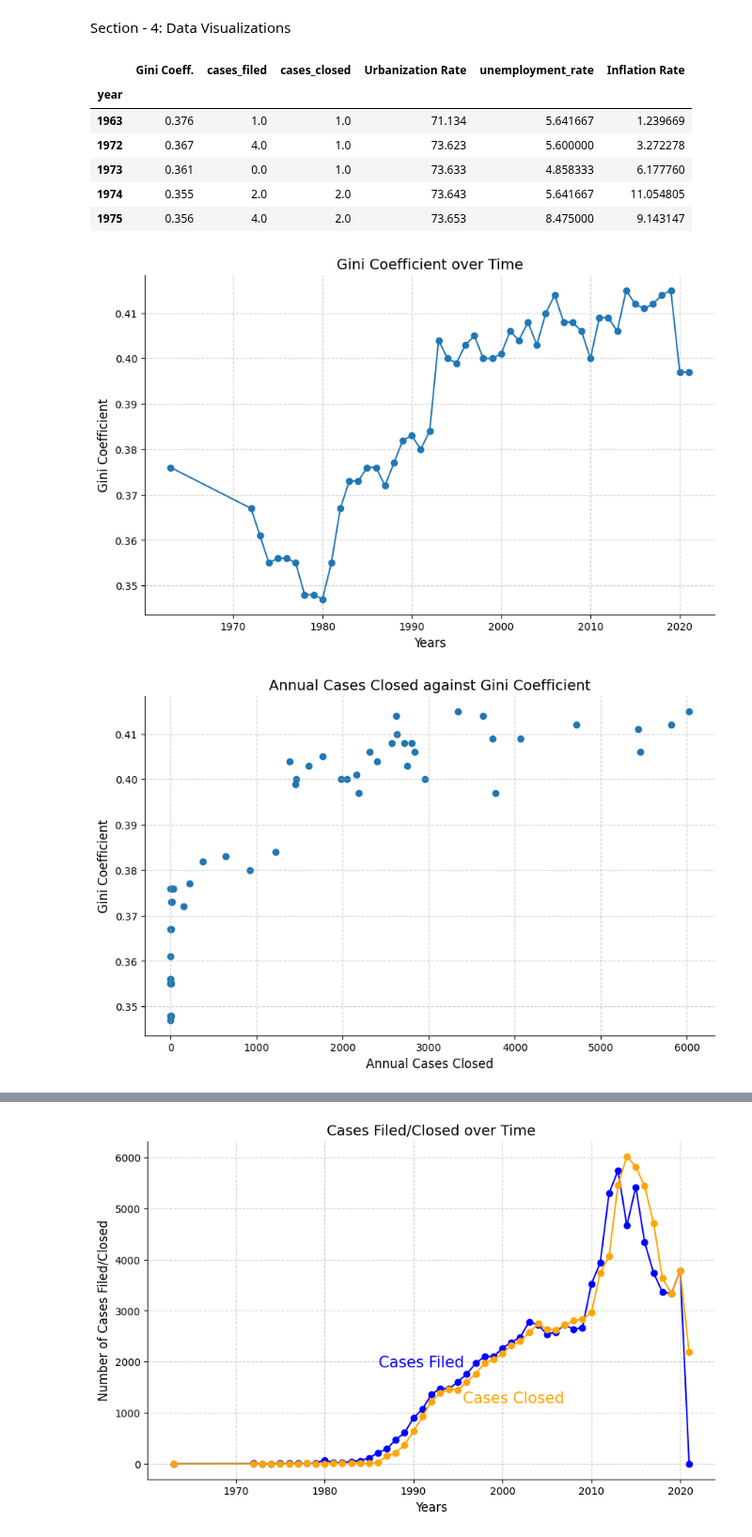
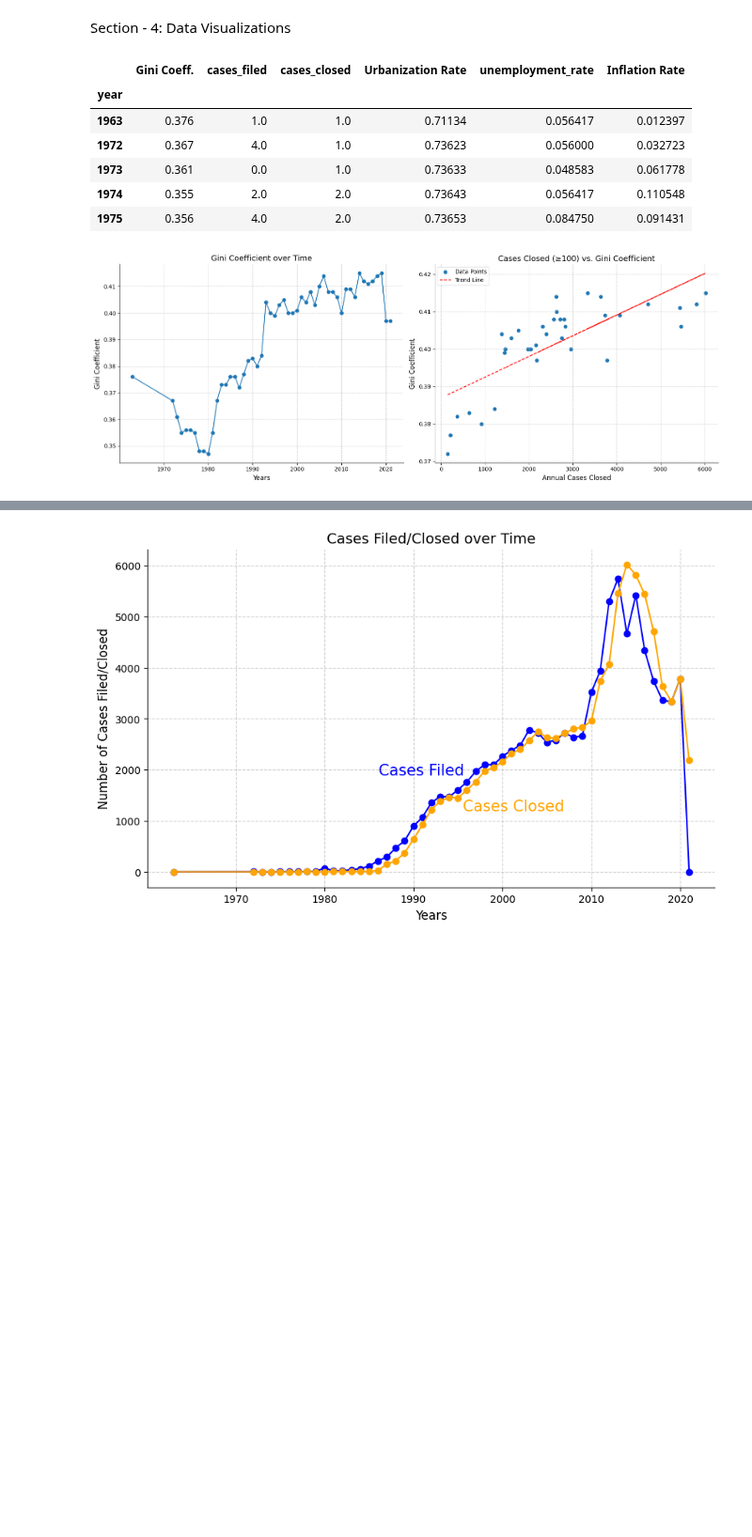
Before and after one commit to Sai0472003/PatentLitigation_Impact, a Jupyter notebook: Project1.ipynb, the cells around one changed output, grey strips where cells are left out. Shown at 94% size. Saved outputs shown, nothing was run; the diff lists cells and outputs as text; code cells hidden in the pictures; blank space fills up the shorter version.

```diff
--- a/Project1.ipynb
+++ b/Project1.ipynb
@@ -63,7 +63,7 @@ annual_cases['year'] = annual_cases['year'].astype(int)
 unemployment['year'] = unemployment['observation_date'].str[0:4].astype(int)
 clean_unemployment = pd.DataFrame()
 clean_unemployment['year'] = unemployment['observation_date'].str[0:4].astype(int).unique()
-clean_unemployment['unemployment_rate'] = (unemployment.groupby(unemployment['observation_date'].str[0:4].astype(int))['UNRATE'].mean().values)
+clean_unemployment['unemployment_rate'] = (unemployment.groupby(unemployment['observation_date'].str[0:4].astype(int))['UNRATE'].mean().values) /100
 
 #isolating annual gini coeff data for the US
 clean_gini = pd.DataFrame()
@@ -79,7 +79,7 @@ clean_urbanization = urbanization.melt(
 clean_urbanization['year'] = pd.to_numeric(clean_urbanization['year'], errors='coerce')
 clean_urbanization = clean_urbanization.dropna(subset=['year'])
 clean_urbanization['year'] = clean_urbanization['year'].astype(int)
-clean_urbanization['Urbanization Rate'] = clean_urbanization['Urbanization Rate'].astype(float)
+clean_urbanization['Urbanization Rate'] = clean_urbanization['Urbanization Rate'].astype(float) / 100
 #isolating US data
 clean_urbanization = clean_urbanization[clean_urbanization['Country Name'] == 'United States']
 clean_urbanization = clean_urbanization.drop(columns=['Country Name'])
@@ -95,7 +95,7 @@ clean_inflation = inflation.melt(
 clean_inflation['year'] = pd.to_numeric(clean_inflation['year'], errors='coerce')
 clean_inflation = clean_inflation.dropna(subset=['year'])
 clean_inflation['year'] = clean_inflation['year'].astype(int)
-clean_inflation['Inflation Rate'] = clean_inflation['Inflation Rate'].astype(float)
+clean_inflation['Inflation Rate'] = clean_inflation['Inflation Rate'].astype(float) / 100
 #isolating US data
 clean_inflation = clean_inflation[clean_inflation['Country Name'] == 'United States']
 clean_inflation = clean_inflation.drop(columns=['Country Name'])
@@ -209,29 +219,44 @@ complete_merged.head()
 # %% [output]
 |  | Gini Coeff. | cases_filed | cases_closed | Urbanization Rate | unemployment_rate | Inflation Rate |
 | year |  |  |  |  |  |  |
-| 1963 | 0.376 | 1.0 | 1.0 | 71.134 | 5.641667 | 1.239669 |
-| 1972 | 0.367 | 4.0 | 1.0 | 73.623 | 5.600000 | 3.272278 |
-| 1973 | 0.361 | 0.0 | 1.0 | 73.633 | 4.858333 | 6.177760 |
-| 1974 | 0.355 | 2.0 | 2.0 | 73.643 | 5.641667 | 11.054805 |
-| 1975 | 0.356 | 4.0 | 2.0 | 73.653 | 8.475000 | 9.143147 |
+| 1963 | 0.376 | 1.0 | 1.0 | 0.71134 | 0.056417 | 0.012397 |
+| 1972 | 0.367 | 4.0 | 1.0 | 0.73623 | 0.056000 | 0.032723 |
+| 1973 | 0.361 | 0.0 | 1.0 | 0.73633 | 0.048583 | 0.061778 |
+| 1974 | 0.355 | 2.0 | 2.0 | 0.73643 | 0.056417 | 0.110548 |
+| 1975 | 0.356 | 4.0 | 2.0 | 0.73653 | 0.084750 | 0.091431 |
 # %%
-plt.figure(figsize=(10, 6))
-plt.plot(complete_merged.index, complete_merged['Gini Coeff.'],  marker='o', linestyle='-')
-plt.title(f'Gini Coefficient over Time', fontsize=14)
-plt.xlabel('Years', fontsize=12)
-plt.ylabel('Gini Coefficient', fontsize=12)
-plt.grid(True, linestyle='--', alpha=0.6)
-plt.gca().spines[['top', 'right']].set_visible(False)
+# Filter data where cases_closed >= 100
+filtered_data = complete_merged[complete_merged['cases_closed'] >= 100]
+
+# Create subplots (1 row, 2 columns) for side-by-side plots
+fig, axes = plt.subplots(1, 2, figsize=(16, 6))
+
+# --- First Plot: Gini Coefficient over Time ---
+axes[0].plot(complete_merged.index, complete_merged['Gini Coeff.'], marker='o', linestyle='-')
+axes[0].set_title('Gini Coefficient over Time', fontsize=14)
+axes[0].set_xlabel('Years', fontsize=12)
+axes[0].set_ylabel('Gini Coefficient', fontsize=12)
+axes[0].grid(True, linestyle='--', alpha=0.6)
+axes[0].spines[['top', 'right']].set_visible(False)
+
+# --- Second Plot: Scatter for cases_closed >= 100 + Trend Line ---
+axes[1].scatter(filtered_data['cases_closed'], filtered_data['Gini Coeff.'], label="Data Points")
+
+# Fit a linear regression (trend line)
+slope, intercept = np.polyfit(filtered_data['cases_closed'], filtered_data['Gini Coeff.'], 1)
+trend_line = slope * np.array(filtered_data['cases_closed']) + intercept
+axes[1].plot(filtered_data['cases_closed'], trend_line, color="red", linestyle="--", label="Trend Line")
+
+# Labels, title, and styling
+axes[1].set_title('Cases Closed (≥100) vs. Gini Coefficient', fontsize=14)
+axes[1].set_xlabel('Annual Cases Closed', fontsize=12)
+axes[1].set_ylabel('Gini Coefficient', fontsize=12)
+axes[1].grid(True, linestyle='--', alpha=0.6)
+axes[1].spines[['top', 'right']].set_visible(False)
+axes[1].legend()
+
+# Adjust layout and show both plots side by side
+plt.tight_layout()
 plt.show()
-
-plt.figure(figsize=(10, 6))
-plt.scatter(complete_merged['cases_closed'], complete_merged['Gini Coeff.'])
-plt.title(f'Annual Cases Closed against Gini Coefficient', fontsize=14)
-plt.xlabel('Annual Cases Closed', fontsize=12)
-plt.ylabel('Gini Coefficient', fontsize=12)
-plt.grid(True, linestyle='--', alpha=0.6)
-plt.gca().spines[['top', 'right']].set_visible(False)
-plt.show()
 # %% [output]
-[figure, old version]
+[figure, new version]
-[figure, removed]
```
Also changed, not shown: parts of 7 cells of this notebook.
